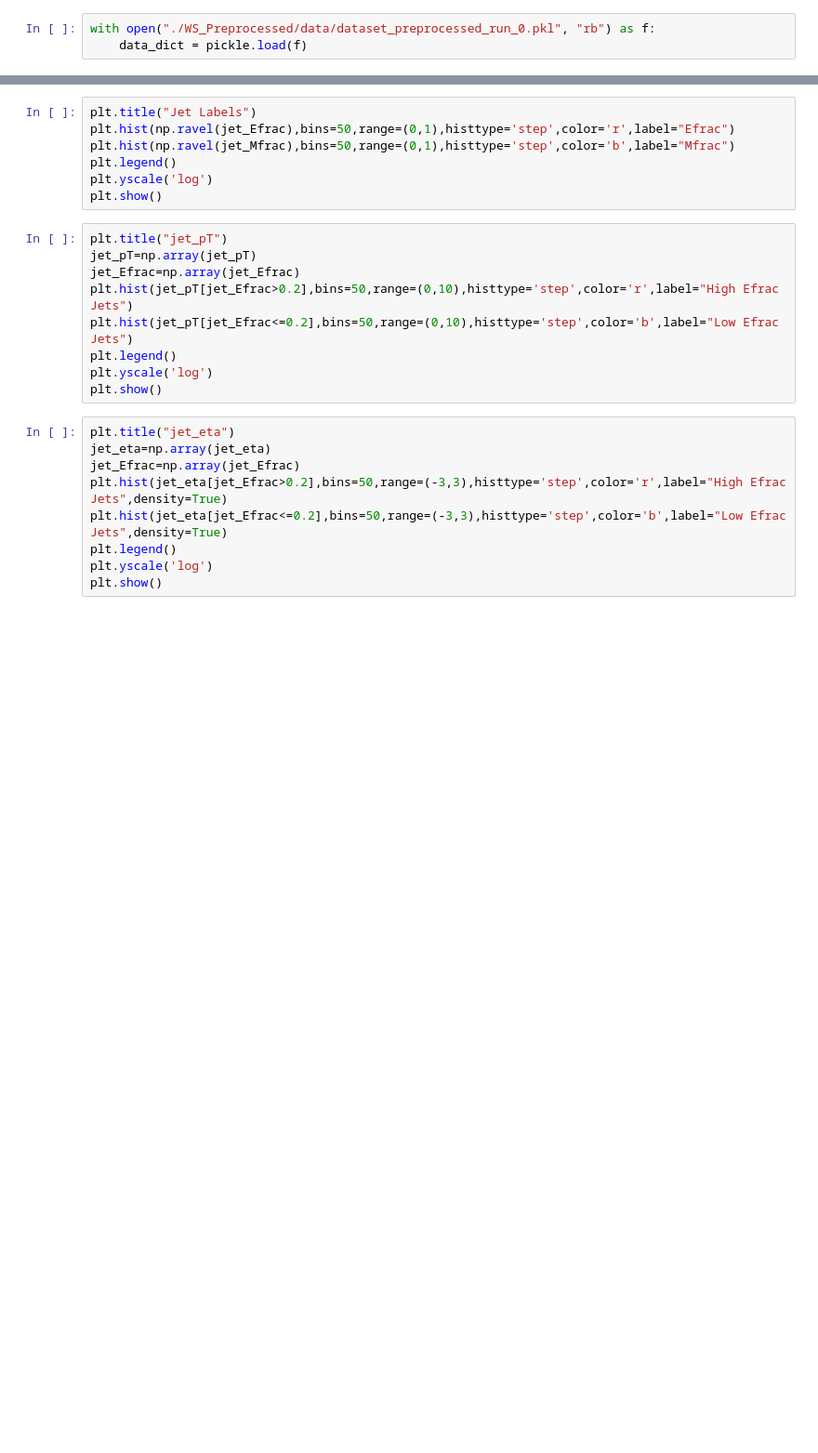
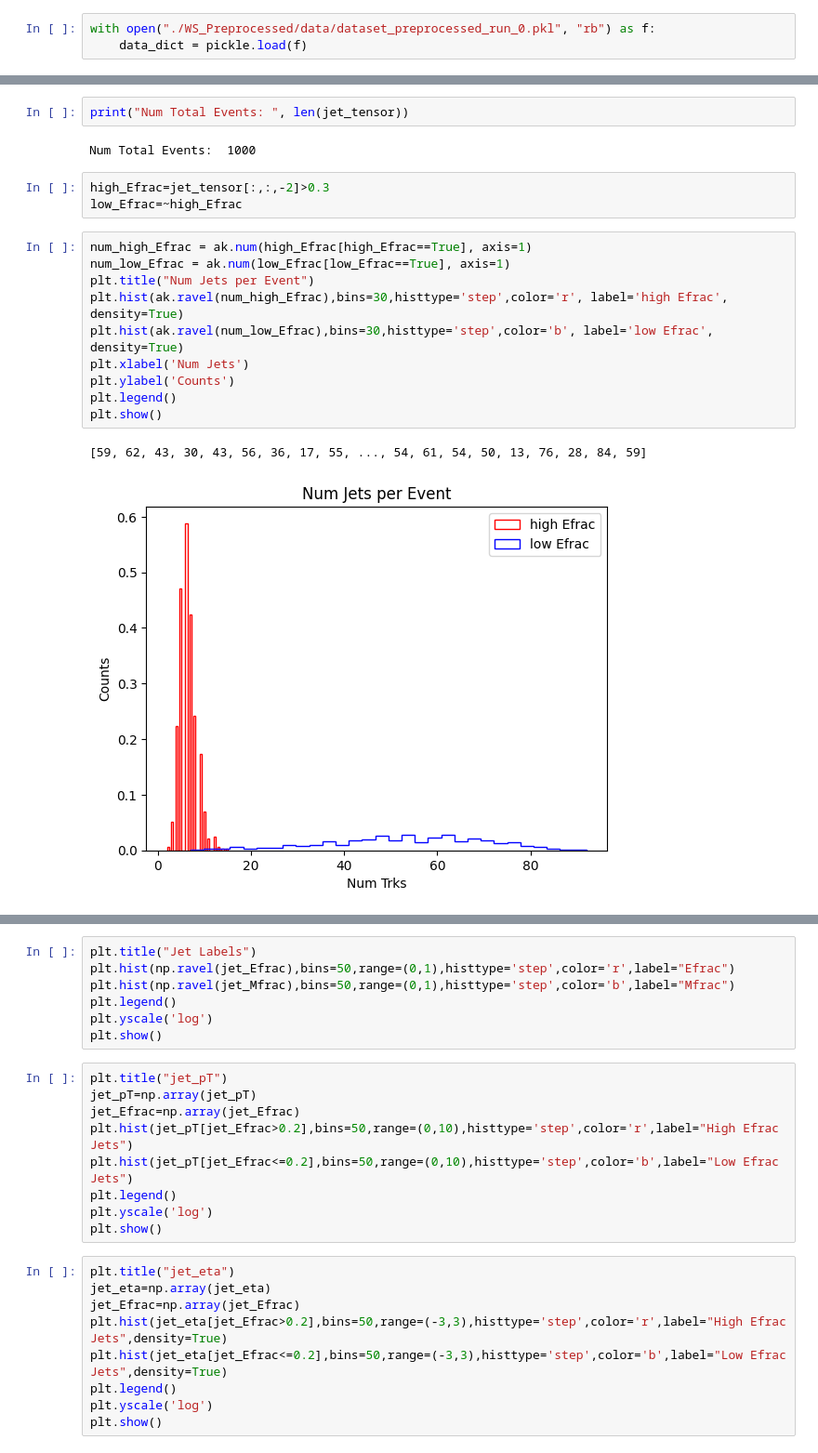
Before and after one commit to LukeV37/Dataset_Production, a Jupyter notebook: preprocessing/Indexing_Tutorial.ipynb, the cells around one changed output, grey strips where cells are left out. Shown: that part at 93% size. Saved outputs shown, nothing was run; the diff lists cells and outputs as text; blank space fills up the shorter version.

Commit message:
save as awkward arrays and plot

```diff
--- a/preprocessing/Indexing_Tutorial.ipynb
+++ b/preprocessing/Indexing_Tutorial.ipynb
@@ -108,0 +27,20 @@ for event in range(num_events):
+# %%
+print("Num Total Events: ", len(jet_tensor))
+# %% [output]
+Num Total Events:  1000
+# %%
+high_Efrac=jet_tensor[:,:,-2]>0.3
+low_Efrac=~high_Efrac
+# %%
+num_high_Efrac = ak.num(high_Efrac[high_Efrac==True], axis=1)
+num_low_Efrac = ak.num(low_Efrac[low_Efrac==True], axis=1)
+plt.title("Num Jets per Event")
+plt.hist(ak.ravel(num_high_Efrac),bins=30,histtype='step',color='r', label='high Efrac', density=True)
+plt.hist(ak.ravel(num_low_Efrac),bins=30,histtype='step',color='b', label='low Efrac', density=True)
+plt.xlabel('Num Jets')
+plt.ylabel('Counts')
+plt.legend()
+plt.show()
+# %% [output]
+[59, 62, 43, 30, 43, 56, 36, 17, 55, ..., 54, 61, 54, 50, 13, 76, 28, 84, 59]
+[figure, added]
```
Also changed, not shown: parts of 8 cells of this notebook, 1 other file.
